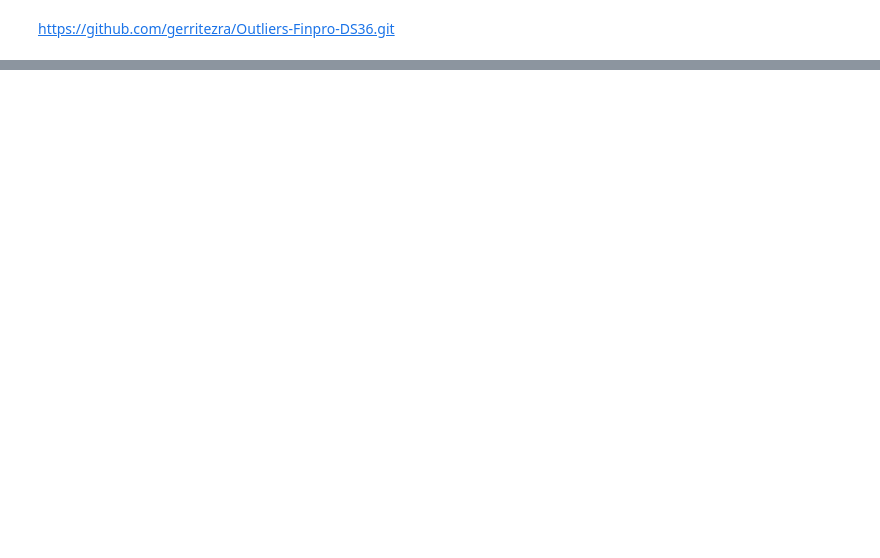
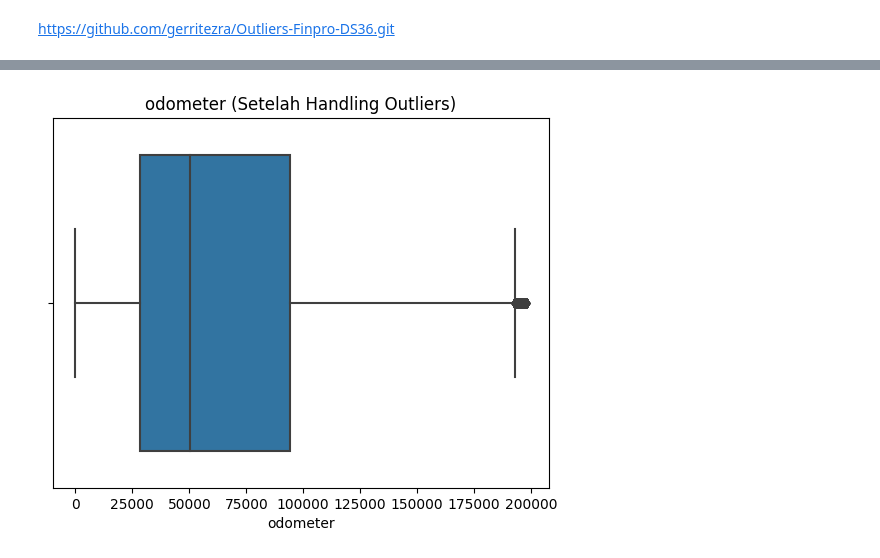
Before and after one commit to gerritezra/Outliers-Finpro-DS36, a Jupyter notebook: Used_Car_Auction_Prices_OutliersTeam.ipynb, the cells around one changed output, grey strips where cells are left out. Saved outputs shown, nothing was run; the diff lists cells and outputs as text; code cells hidden in the pictures; blank space fills up the shorter version.

```diff
--- a/Used_Car_Auction_Prices_OutliersTeam.ipynb
+++ b/Used_Car_Auction_Prices_OutliersTeam.ipynb
@@ -400,0 +826,3 @@ https://github.com/gerritezra/Outliers-Finpro-DS36.git
+# %%
+df['trim'] = df['trim'].str.lower()
+len(df['trim'].unique())
@@ -400,0 +901,3 @@ https://github.com/gerritezra/Outliers-Finpro-DS36.git
+# %%
+df['body'] = df['body'].str.lower()
+len(df['body'].unique())
@@ -400,0 +1025,3 @@ https://github.com/gerritezra/Outliers-Finpro-DS36.git
+# %%
+# Terdapat 3 data yang memiliki nilai sellingprice weird, maka bisa di drop
+df = df[ ~(df['sellingprice'] == 1) ]
@@ -400,0 +1070,16 @@ https://github.com/gerritezra/Outliers-Finpro-DS36.git
+# %%
+print(f'Jumlah baris sebelum memfilter outlier: {len(df)}')
+
+filtered_entries = np.array([True] * len(df))
+for col in ['odometer', 'sellingprice']:
+    Q1 = df[col].quantile(0.25)
+    Q3 = df[col].quantile(0.75)
+    IQR = Q3 - Q1
+    low_limit = Q1 - (IQR * 1.5)
+    high_limit = Q3 + (IQR * 1.5)
+
+    filtered_entries = ((df[col] >= low_limit) & (df[col] <= high_limit)) & filtered_entries
+
+df = df[filtered_entries]
+
+print(f'Jumlah baris setelah memfilter outlier: {len(df)}')
@@ -400,0 +1094,5 @@ https://github.com/gerritezra/Outliers-Finpro-DS36.git
+# %%
+sns.boxplot(x=df['odometer'])
+plt.title('odometer (Setelah Handling Outliers)');
+# %% [output]
+[figure, added]
```
Also changed, not shown: parts of 169 cells of this notebook.
